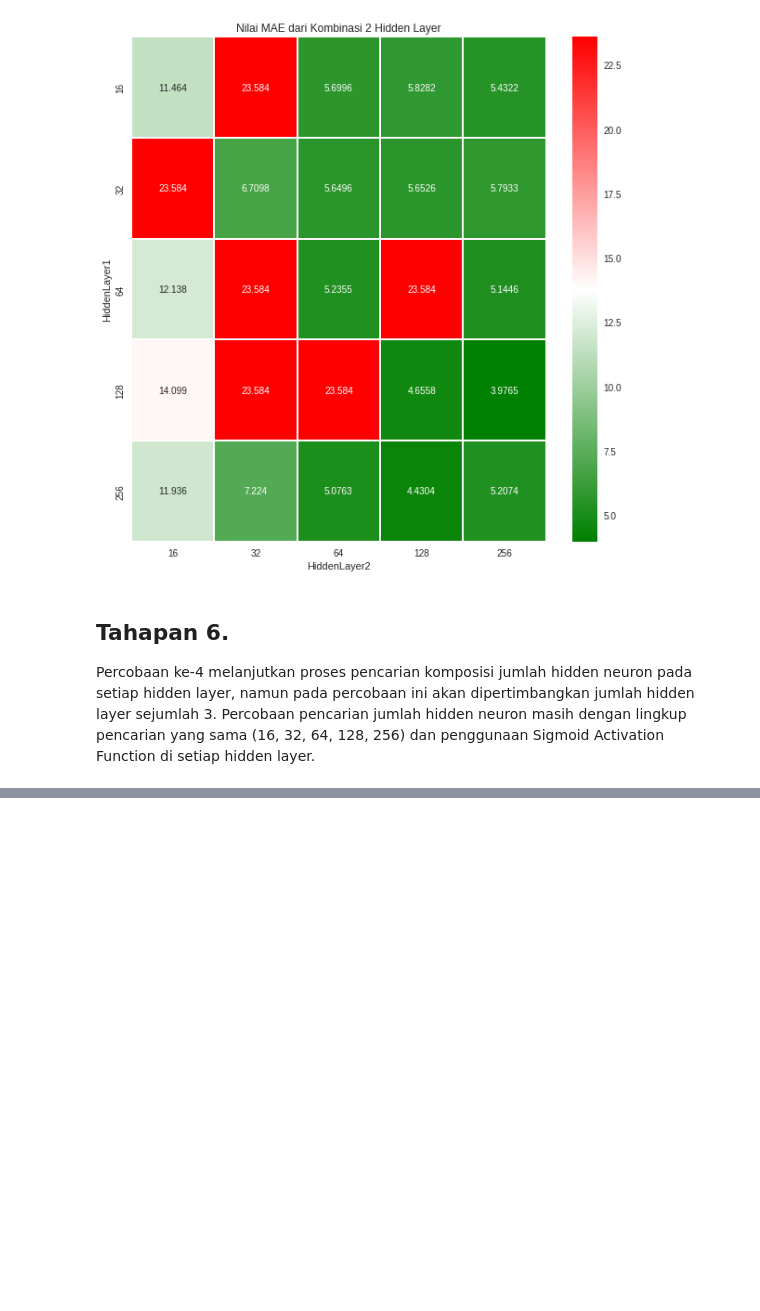
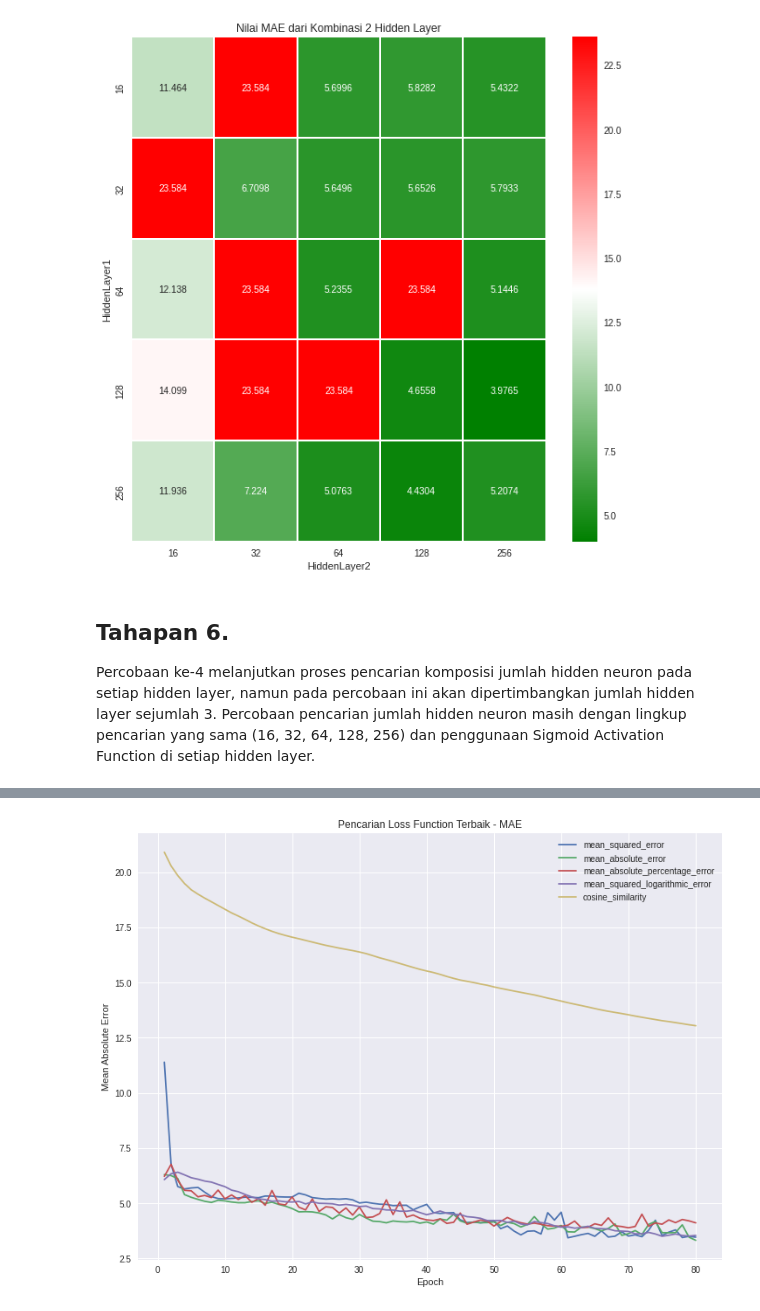
Before and after one commit to rehgend/EksplorasiHyperparameterCNN_NN, a Jupyter notebook: Tugas 1B - Regresi Boston Housing Price dengan ANN.ipynb, the cells around one changed output, grey strips where cells are left out. Saved outputs shown, nothing was run; the diff lists cells and outputs as text; code cells hidden in the pictures; blank space fills up the shorter version.

```diff
--- a/Tugas 1B - Regresi Boston Housing Price dengan ANN.ipynb
+++ b/Tugas 1B - Regresi Boston Housing Price dengan ANN.ipynb
@@ -255,0 +473,22 @@ Percobaan ke-4 melanjutkan proses pencarian komposisi jumlah hidden neuron pada
+# %%
+#Nilai Terbaik NumHiddenLayer = 2
+#Nilai Terbaik NumHiddenNeuronPerLayer = 128 dan 256
+#Nilai Terbaik ActivationFuncPerLayer = softsign dan tanh
+
+BATCH_SIZE = 50
+EPOCHS = 80
+NumHiddenLayer = 2
+NumHiddenNeuronPerLayer = [128, 256]
+ActivationFuncPerLayer = ['softsign', 'tanh', 'relu']
+
+opt = Adam(learning_rate=0.001)
+history_loss_training = []
+loss_func = ['mean_squared_error','mean_absolute_error','mean_absolute_percentage_error','mean_squared_logarithmic_error','cosine_similarity']
+
+for idx in range(len(loss_func)) :
+  model_percobaan7 = build_ann_model(NumHiddenLayer, NumHiddenNeuronPerLayer, ActivationFuncPerLayer)
+  model_percobaan7.build((None, 13))
+  model_percobaan7.compile(optimizer=opt, loss=loss_func[idx], metrics=['mean_absolute_error'])
+  model_percobaan7.summary()
+  temp_training = model_percobaan7.fit(x_train, y_train, validation_data=(x_valid, y_valid), batch_size=BATCH_SIZE, epochs=EPOCHS)
+  history_loss_training.append(temp_training)
@@ -255,0 +513,17 @@ Percobaan ke-4 melanjutkan proses pencarian komposisi jumlah hidden neuron pada
+# %%
+# Visualisasi Hasil Pembentukan Model terhadap Kinerja pada Validation Data
+Label_Epochs = []
+for i in range(EPOCHS):
+  Label_Epochs.append(i+1)
+
+plt.rcParams['figure.figsize'] = (12.0, 9.0)
+for idx in range(len(loss_func)) :
+  plt.plot(Label_Epochs, history_loss_training[idx].history['val_mean_absolute_error'])
+plt.title('Pencarian Loss Function Terbaik - MAE')
+plt.ylabel('Mean Absolute Error')
+plt.xlabel('Epoch')
+plt.legend(loss_func)
+plt.savefig('PencarianLossFunctionTerbaik-MAE.jpg')
+plt.show()
+# %% [output]
+[figure, added]
```
Also changed, not shown: parts of 17 cells of this notebook.
